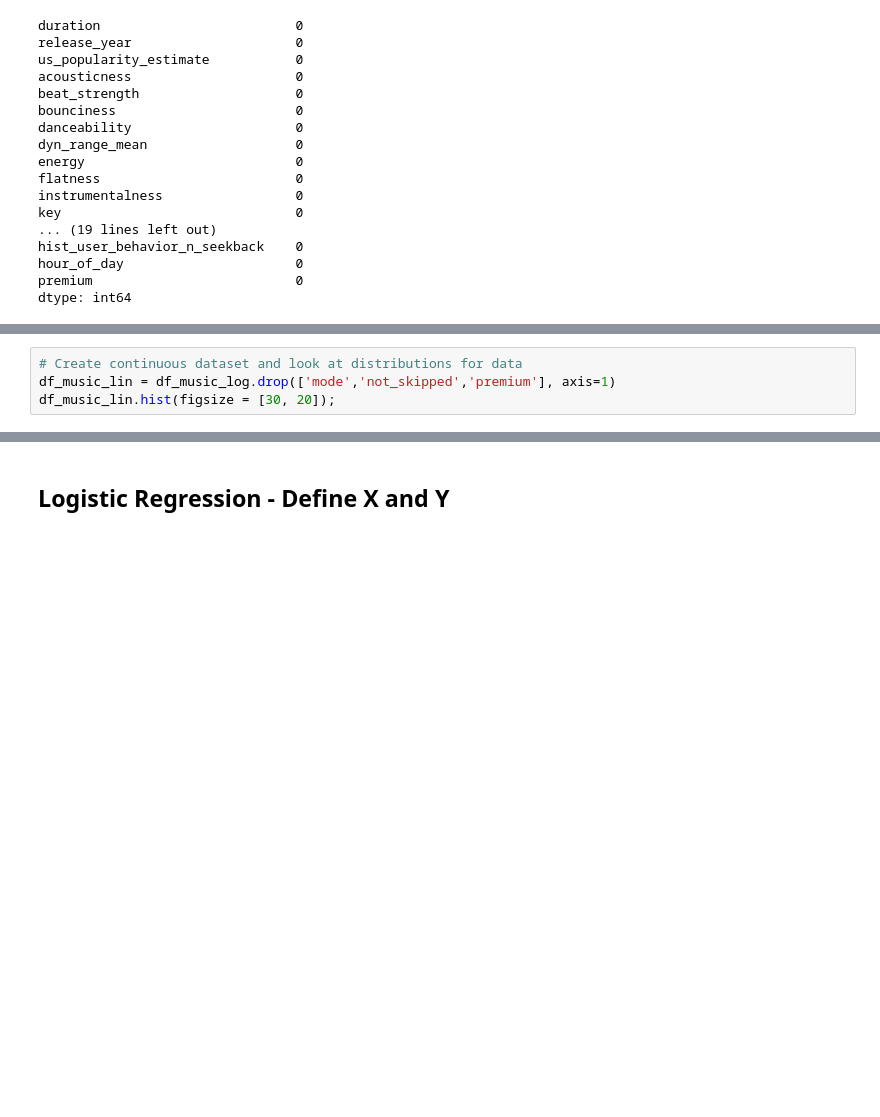
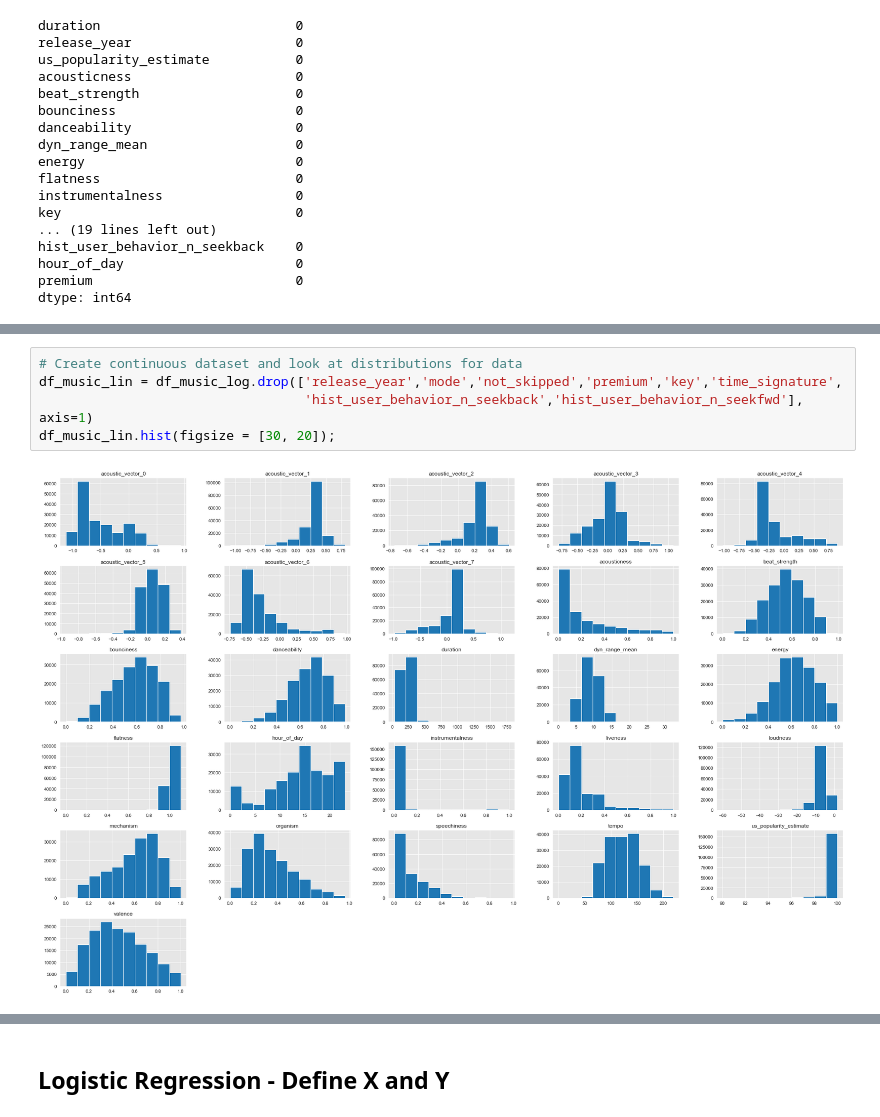
Before and after one commit to chelseapower/dsc-3-final-project-online-ds-pt-011419, a Jupyter notebook: student.ipynb, the cells around one changed output, grey strips where cells are left out. Drawn from its saved outputs; the diff is of its cells as text; blank space fills up the shorter version.

```diff
--- a/student.ipynb
+++ b/student.ipynb
@@ -207,4 +377,7 @@ Name: not_skipped, dtype: int64
 # %%
 # Create continuous dataset and look at distributions for data
-df_music_lin = df_music_log.drop(['mode','not_skipped','premium'], axis=1)
+df_music_lin = df_music_log.drop(['release_year','mode','not_skipped','premium','key','time_signature',
+                                  'hist_user_behavior_n_seekback','hist_user_behavior_n_seekfwd'], axis=1)
 df_music_lin.hist(figsize = [30, 20]);
+# %% [output]
+[figure, added]
```
Also changed, not shown: parts of 71 cells of this notebook.
